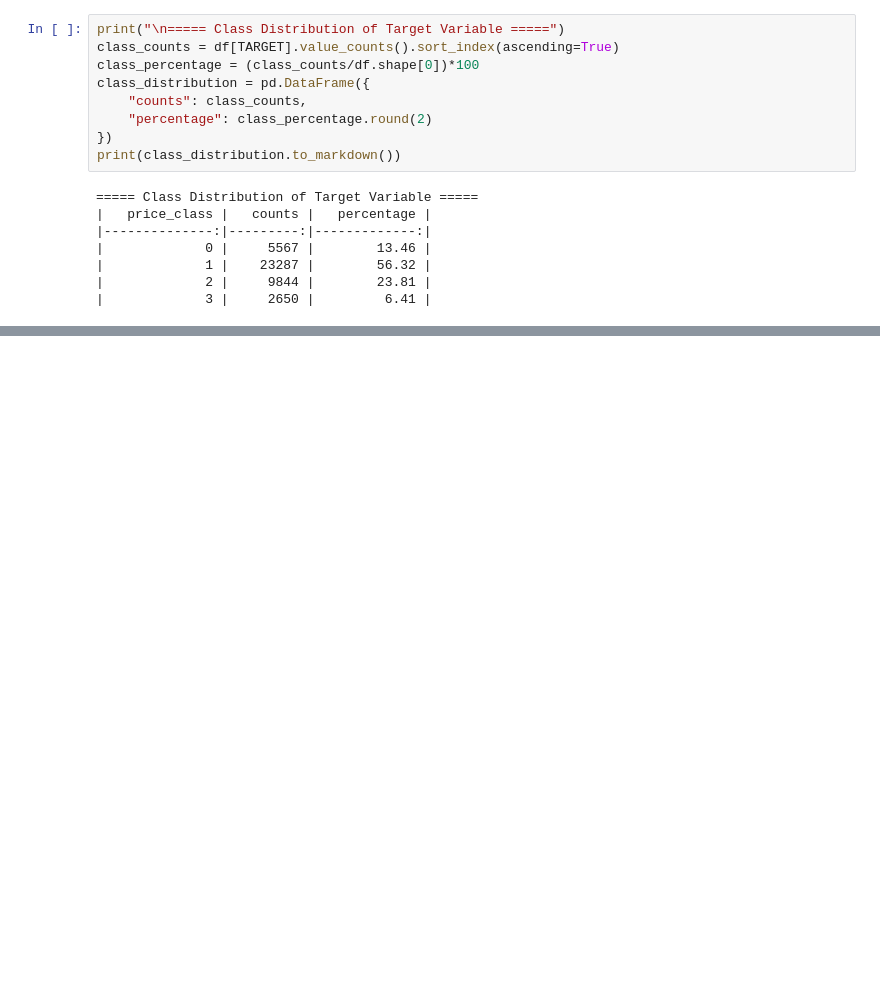
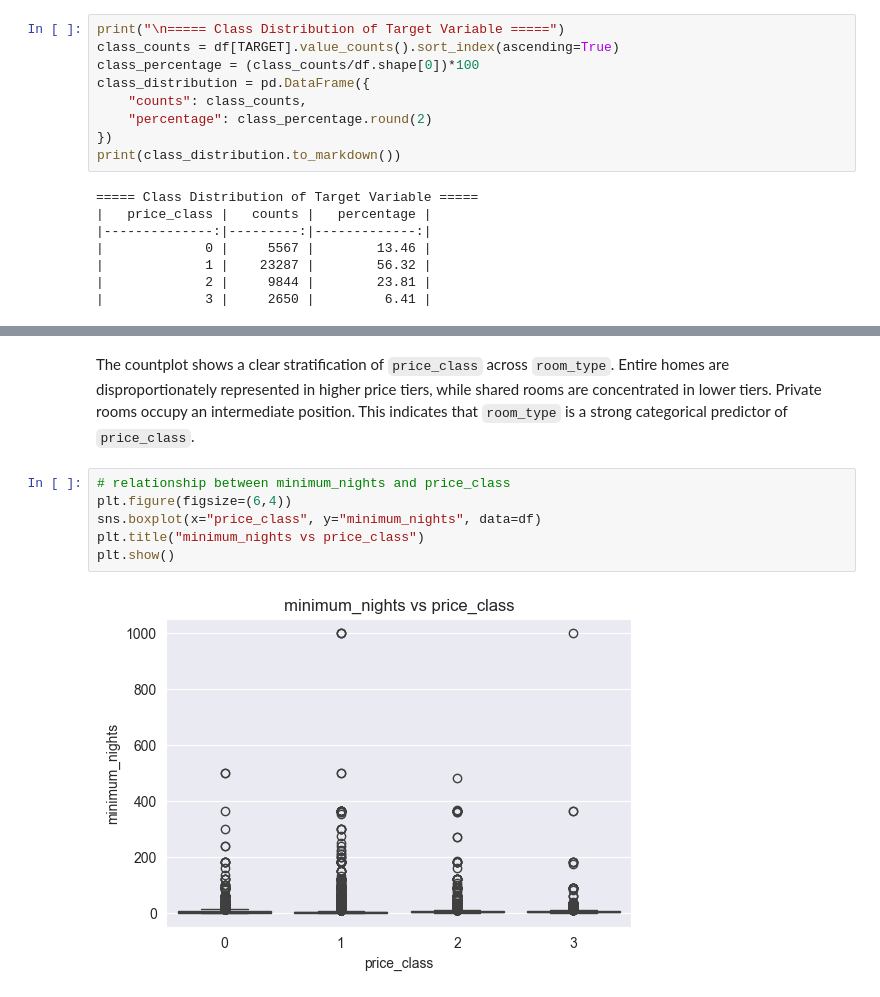
Before and after one commit to verdabatool/Implementing-FFNN-from-Scratch, a Jupyter notebook: q1.ipynb, the cells around one changed output, grey strips where cells are left out. Saved outputs shown, nothing was run; the diff lists cells and outputs as text; blank space fills up the shorter version.

```diff
--- a/q1.ipynb
+++ b/q1.ipynb
@@ -570,0 +516,10 @@ Before normalizing:
+# %% [markdown]
+The countplot shows a clear stratification of `price_class` across `room_type`. Entire homes are disproportionately represented in higher price tiers, while shared rooms are concentrated in lower tiers. Private rooms occupy an intermediate position. This indicates that `room_type` is a strong categorical predictor of `price_class`.
+# %%
+# relationship between minimum_nights and price_class
+plt.figure(figsize=(6,4))
+sns.boxplot(x="price_class", y="minimum_nights", data=df)
+plt.title("minimum_nights vs price_class")
+plt.show()
+# %% [output]
+[figure, added]
```
Also changed, not shown: parts of 35 cells of this notebook.
